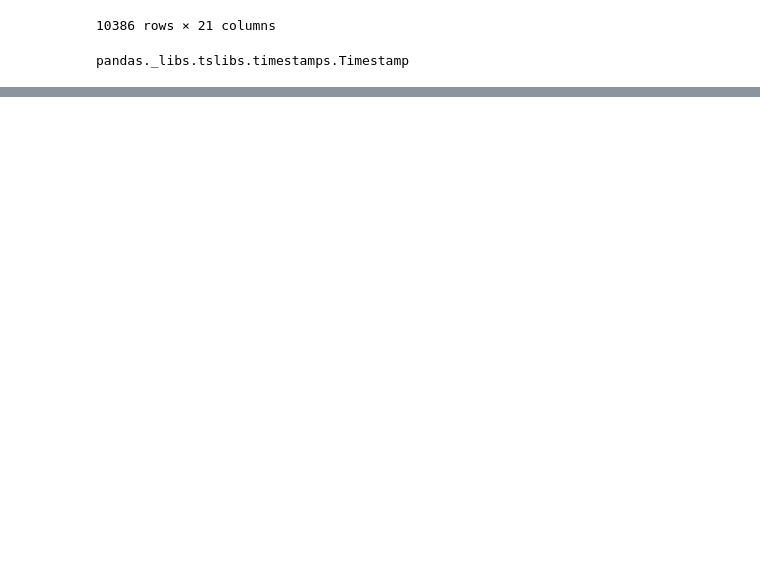
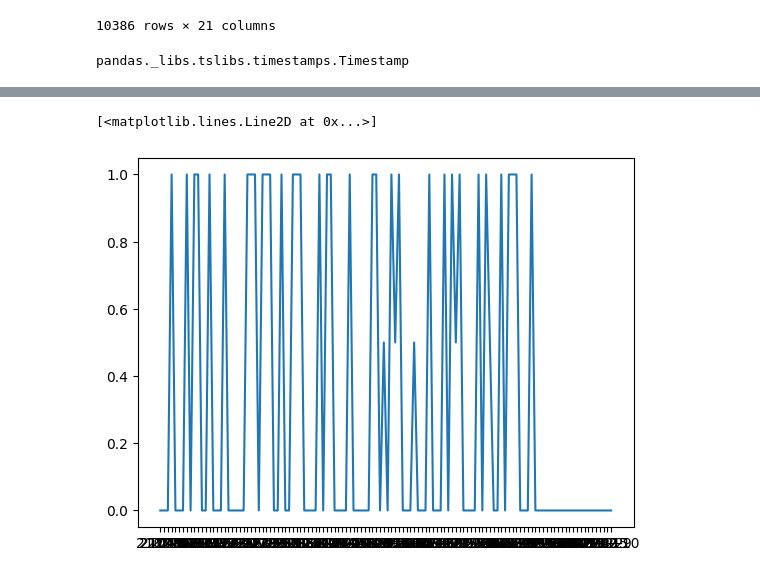
Before and after one commit to LuisM18/PF_Henry_UCI, a Jupyter notebook: auxiliar.ipynb, the cells around one changed output, grey strips where cells are left out. Cells and saved outputs as stored; diff of their text form; code cells hidden in the pictures; blank space fills up the shorter version.

```diff
--- a/auxiliar.ipynb
+++ b/auxiliar.ipynb
@@ -431,0 +510,21 @@ pandas._libs.tslibs.timestamps.Timestamp
+# %%
+def tasa_mortalidad(admissions):
+    admissions['dischtime_year'] = admissions.dischtime.dt.year
+    admissions['dischtime_month'] = admissions.dischtime.dt.month
+
+    tasa = pd.DataFrame(admissions.groupby(['dischtime_year','dischtime_month'])['hospital_expire_flag'].apply(lambda x: (x.sum()/x.count())))
+    tasa.rename(columns={'hospital_expire_flag':'tasa_mortalidad'},inplace=True)
+
+    return tasa
+
+admissions = pd.read_csv('./EDA_UCI/dataset/ADMISSIONS.csv')
+# %%
+import matplotlib.pyplot as plt
+admissions['dischtime'] = admissions.dischtime.apply(pd.to_datetime)
+tasa = tasa_mortalidad(admissions)
+y = tasa['tasa_mortalidad']
+yearmonth = tasa.index.to_series().apply(lambda x: '{0}-{1}'.format(*x))
+plt.plot(yearmonth,y)
+# %% [output]
+[<matplotlib.lines.Line2D at 0x...>]
+[figure, added]
```
Also changed, not shown: parts of 17 cells of this notebook, 2 other files.
